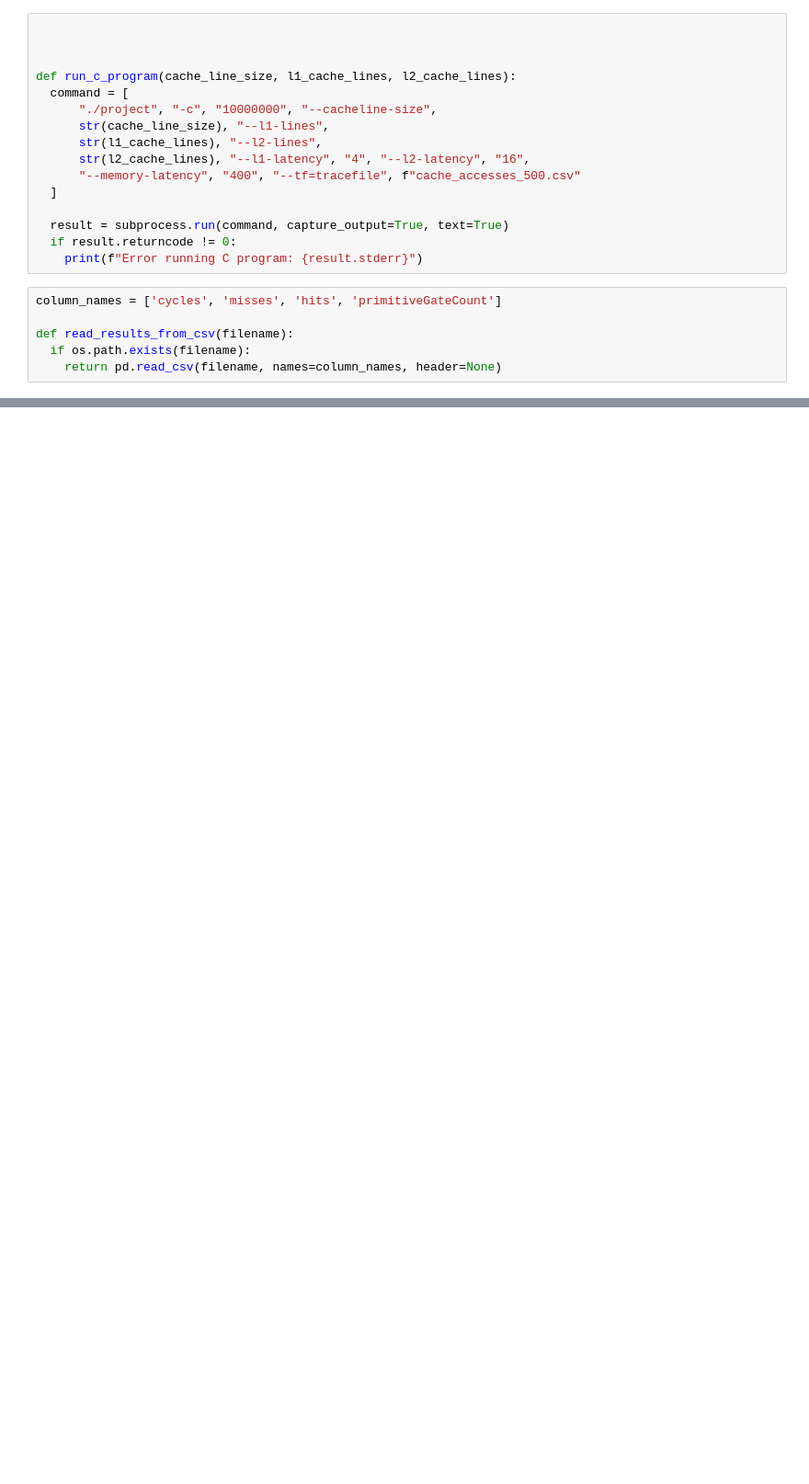
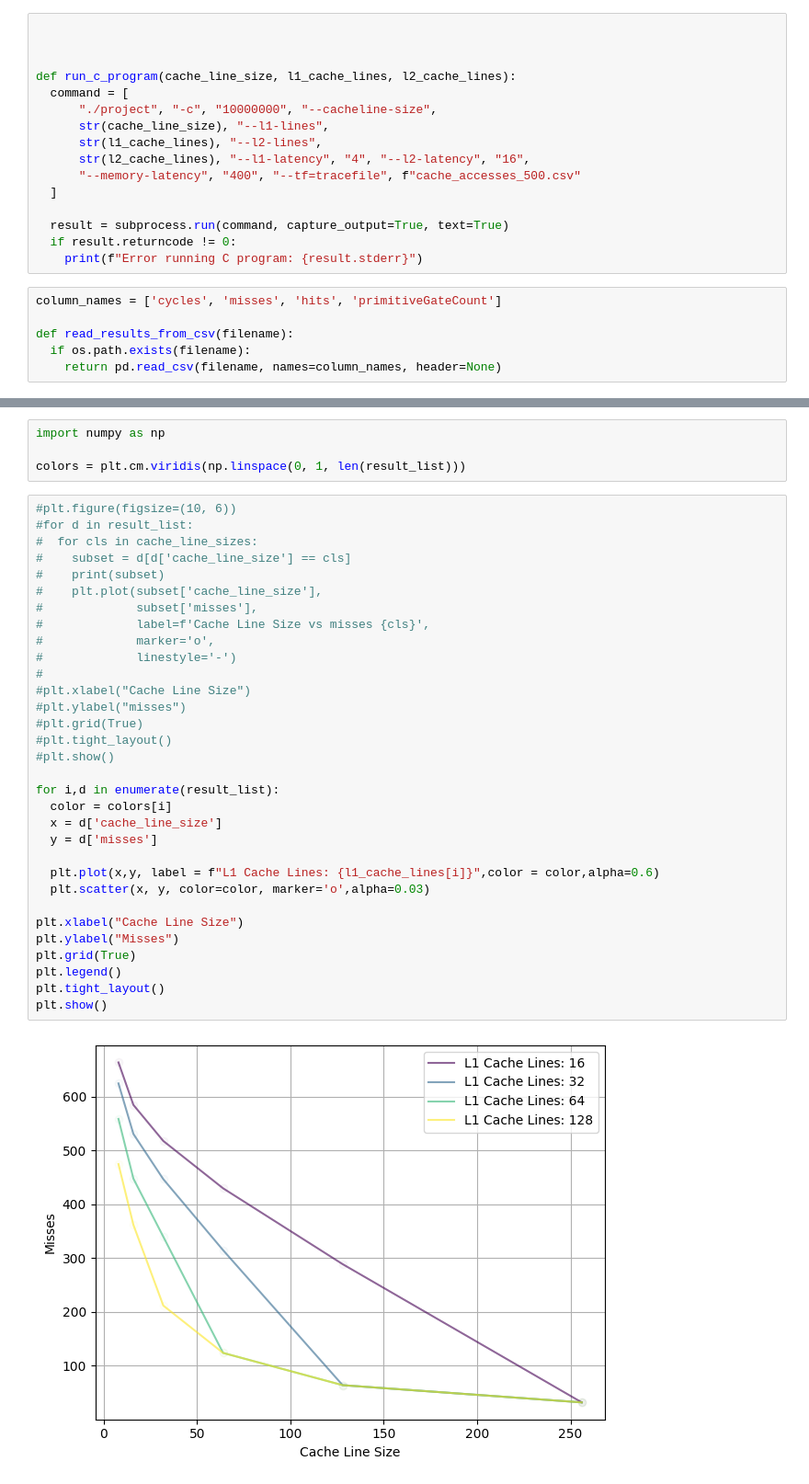
Before and after one commit to jkr11/cache_simulation, a Jupyter notebook: test.ipynb, the cells around one changed output, grey strips where cells are left out. Shown at 92% size. Drawn from its saved outputs; the diff is of its cells as text; blank space fills up the shorter version.

```diff
--- a/test.ipynb
+++ b/test.ipynb
@@ -154 +156,39 @@ print(results_df)
+# %%
+import numpy as np
+
+colors = plt.cm.viridis(np.linspace(0, 1, len(result_list)))
+# %%
+#plt.figure(figsize=(10, 6))
+#for d in result_list:
+#  for cls in cache_line_sizes:
+#    subset = d[d['cache_line_size'] == cls]
+#    print(subset)
+#    plt.plot(subset['cache_line_size'],
+#             subset['misses'],
+#             label=f'Cache Line Size vs misses {cls}',
+#             marker='o',
+#             linestyle='-')
+#
+#plt.xlabel("Cache Line Size")
+#plt.ylabel("misses")
+#plt.grid(True)
+#plt.tight_layout()
+#plt.show()
+
+for i,d in enumerate(result_list):
+  color = colors[i]
+  x = d['cache_line_size']
+  y = d['misses']
+
+  plt.plot(x,y, label = f"L1 Cache Lines: {l1_cache_lines[i]}",color = color,alpha=0.6)
+  plt.scatter(x, y, color=color, marker='o',alpha=0.03)
+
+plt.xlabel("Cache Line Size")
+plt.ylabel("Misses")
+plt.grid(True)
+plt.legend()
+plt.tight_layout()
+plt.show()
+# %% [output]
+[figure, added]
 # %%
```
Also changed, not shown: parts of 6 cells of this notebook, 6 other files.
